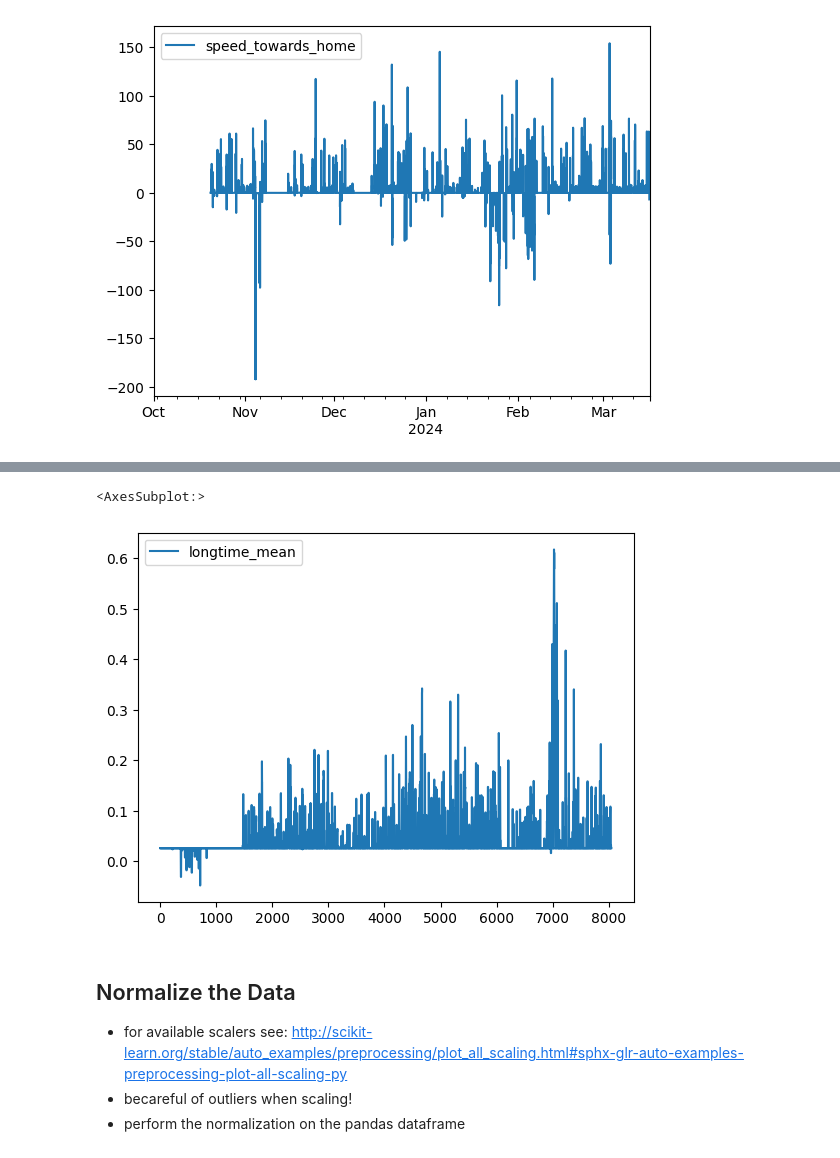
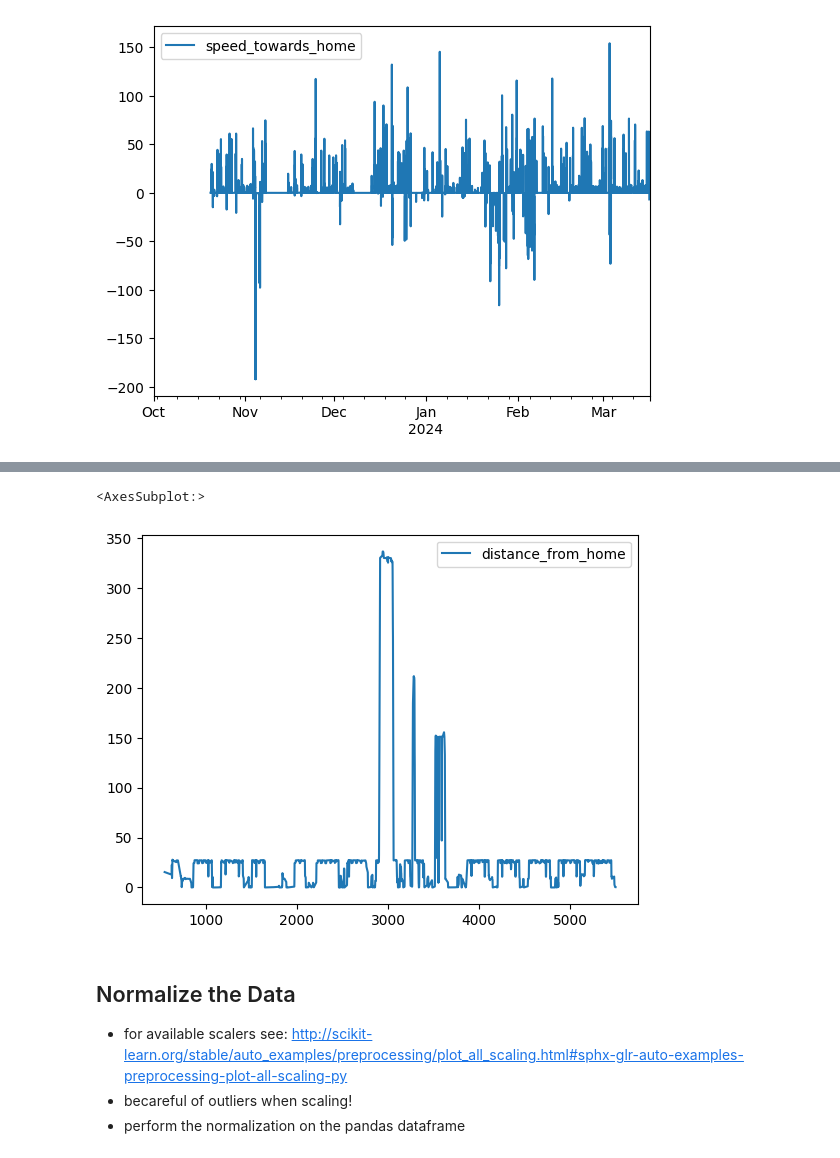
Before and after one commit to grinwi/smartboiler, a Jupyter notebook: src/smartboiler/lstm_example_with_multivariate_time_series 2.ipynb, the cells around one changed output, grey strips where cells are left out. Saved outputs shown, nothing was run; the diff lists cells and outputs as text; code cells hidden in the pictures.

```diff
--- a/src/smartboiler/lstm_example_with_multivariate_time_series 2.ipynb
+++ b/src/smartboiler/lstm_example_with_multivariate_time_series 2.ipynb
@@ -297,14 +282,14 @@ data_all_ml
-# %%
-data_all_ml.plot(y='longtime_mean')
-# %% [output]
-<AxesSubplot:>
-[figure, removed]
 # %%
 df = ml_data_zuka.reset_index(drop=True)
 df = pd.concat([df.iloc[350:900], df.iloc[2100:3200], df.iloc[4200:]])
 df = df.reset_index(drop=True).dropna()
 df_train = df.loc[:int(df.shape[0]*0.8),:]
 df_test = df.loc[int(df.shape[0]*0.8):,:]
+# %%
+df.plot(y='distance_from_home')
+# %% [output]
+<AxesSubplot:>
+[figure, added]
 # %% [markdown]
 ## Normalize the Data
 - for available scalers see: http://scikit-learn.org/stable/auto_examples/preprocessing/plot_all_scaling.html#sphx-glr-auto-examples-preprocessing-plot-all-scaling-py
```
Also changed, not shown: parts of 8 cells of this notebook.
